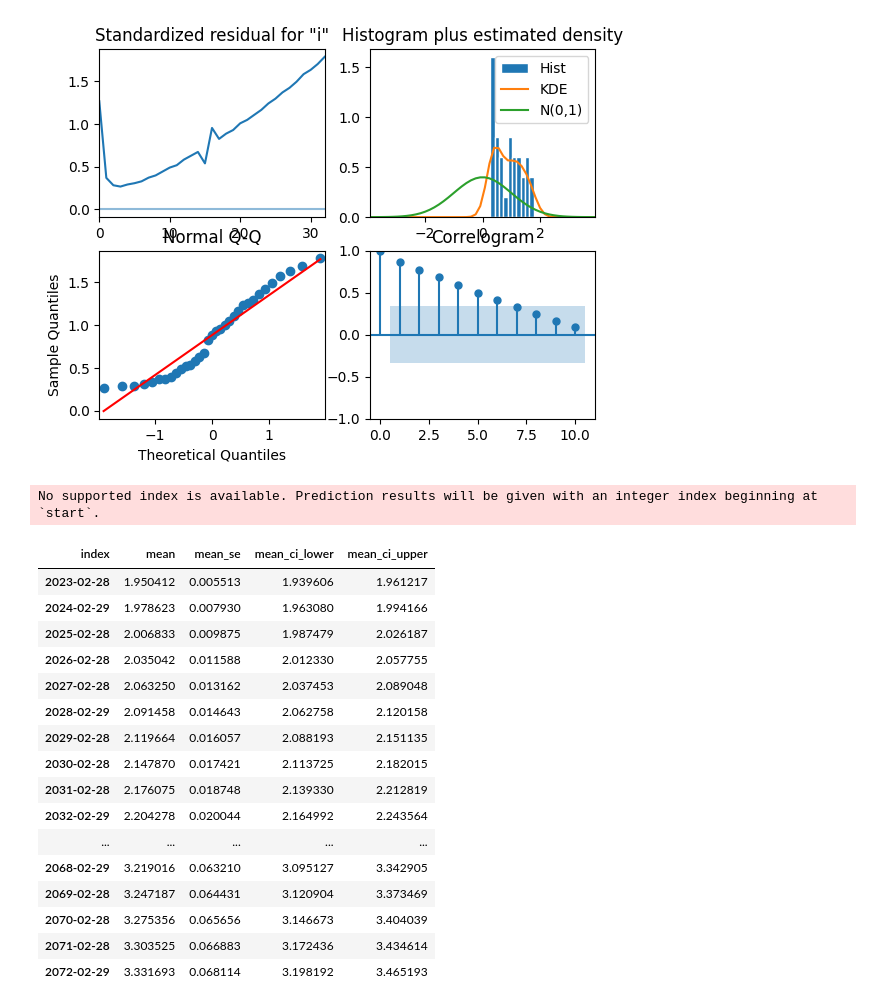
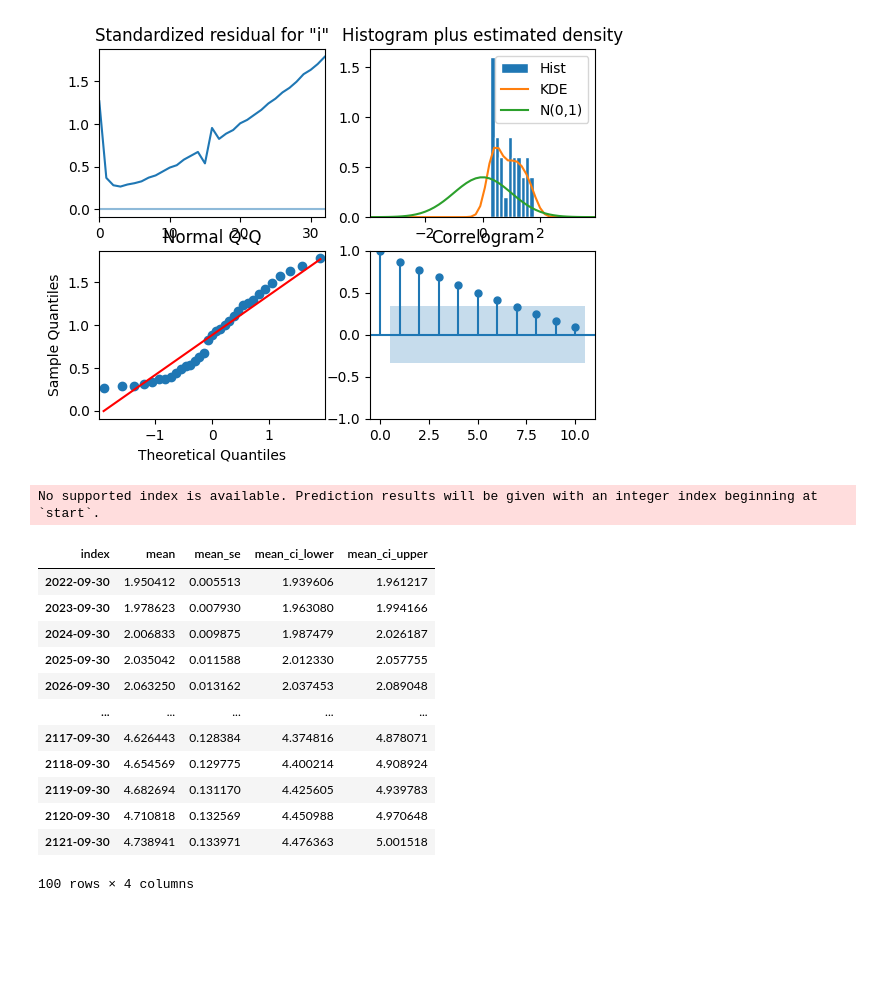
Before and after one commit to data-cfwb/simulPaie, a Jupyter notebook: index_arima.ipynb, the cells around one changed output. Cells and saved outputs as stored; diff of their text form; code cells hidden in the pictures; blank space fills up the shorter version.

Commit message:
to forecast to 100 years

```diff
--- a/index_arima.ipynb
+++ b/index_arima.ipynb
@@ -94,37 +94,33 @@ fig.update_layout(showlegend=True)
 fig.show()
 # %%
 # forecast for next 5 years every 6 months
-forecast = arima_model_fit.get_forecast(steps=50)
+forecast = arima_model_fit.get_forecast(steps=100)
 forecast_df = forecast.summary_frame(alpha=0.05)
 # add date to forecast
 forecast_df.head()
 
 # add 6 months to last date
-last_date = df.index[-1] + dt.timedelta(days=180)
+last_date = df.index[-1]
 
 # change index to datetime for each month after last date
-forecast_df.index = pd.date_range(start=last_date, periods=50, freq='12M')
+forecast_df.index = pd.date_range(start=last_date, periods=100, freq='12M')
 
 forecast_df
 # %% [output]
 No supported index is available. Prediction results will be given with an integer index beginning at `start`.
 | index | mean | mean_se | mean_ci_lower | mean_ci_upper |
-| 2023-02-28 | 1.950412 | 0.005513 | 1.939606 | 1.961217 |
-| 2024-02-29 | 1.978623 | 0.007930 | 1.963080 | 1.994166 |
-| 2025-02-28 | 2.006833 | 0.009875 | 1.987479 | 2.026187 |
-| 2026-02-28 | 2.035042 | 0.011588 | 2.012330 | 2.057755 |
-| 2027-02-28 | 2.063250 | 0.013162 | 2.037453 | 2.089048 |
-| 2028-02-29 | 2.091458 | 0.014643 | 2.062758 | 2.120158 |
-| 2029-02-28 | 2.119664 | 0.016057 | 2.088193 | 2.151135 |
-| 2030-02-28 | 2.147870 | 0.017421 | 2.113725 | 2.182015 |
-| 2031-02-28 | 2.176075 | 0.018748 | 2.139330 | 2.212819 |
-| 2032-02-29 | 2.204278 | 0.020044 | 2.164992 | 2.243564 |
+| 2022-09-30 | 1.950412 | 0.005513 | 1.939606 | 1.961217 |
+| 2023-09-30 | 1.978623 | 0.007930 | 1.963080 | 1.994166 |
+| 2024-09-30 | 2.006833 | 0.009875 | 1.987479 | 2.026187 |
+| 2025-09-30 | 2.035042 | 0.011588 | 2.012330 | 2.057755 |
+| 2026-09-30 | 2.063250 | 0.013162 | 2.037453 | 2.089048 |
 | ... | ... | ... | ... | ... |
-| 2068-02-29 | 3.219016 | 0.063210 | 3.095127 | 3.342905 |
-| 2069-02-28 | 3.247187 | 0.064431 | 3.120904 | 3.373469 |
-| 2070-02-28 | 3.275356 | 0.065656 | 3.146673 | 3.404039 |
-| 2071-02-28 | 3.303525 | 0.066883 | 3.172436 | 3.434614 |
-| 2072-02-29 | 3.331693 | 0.068114 | 3.198192 | 3.465193 |
+| 2117-09-30 | 4.626443 | 0.128384 | 4.374816 | 4.878071 |
+| 2118-09-30 | 4.654569 | 0.129775 | 4.400214 | 4.908924 |
+| 2119-09-30 | 4.682694 | 0.131170 | 4.425605 | 4.939783 |
+| 2120-09-30 | 4.710818 | 0.132569 | 4.450988 | 4.970648 |
+| 2121-09-30 | 4.738941 | 0.133971 | 4.476363 | 5.001518 |
+100 rows × 4 columns
 # %%
 
 
```
Also changed, not shown: parts of 3 cells of this notebook, 1 other file.
